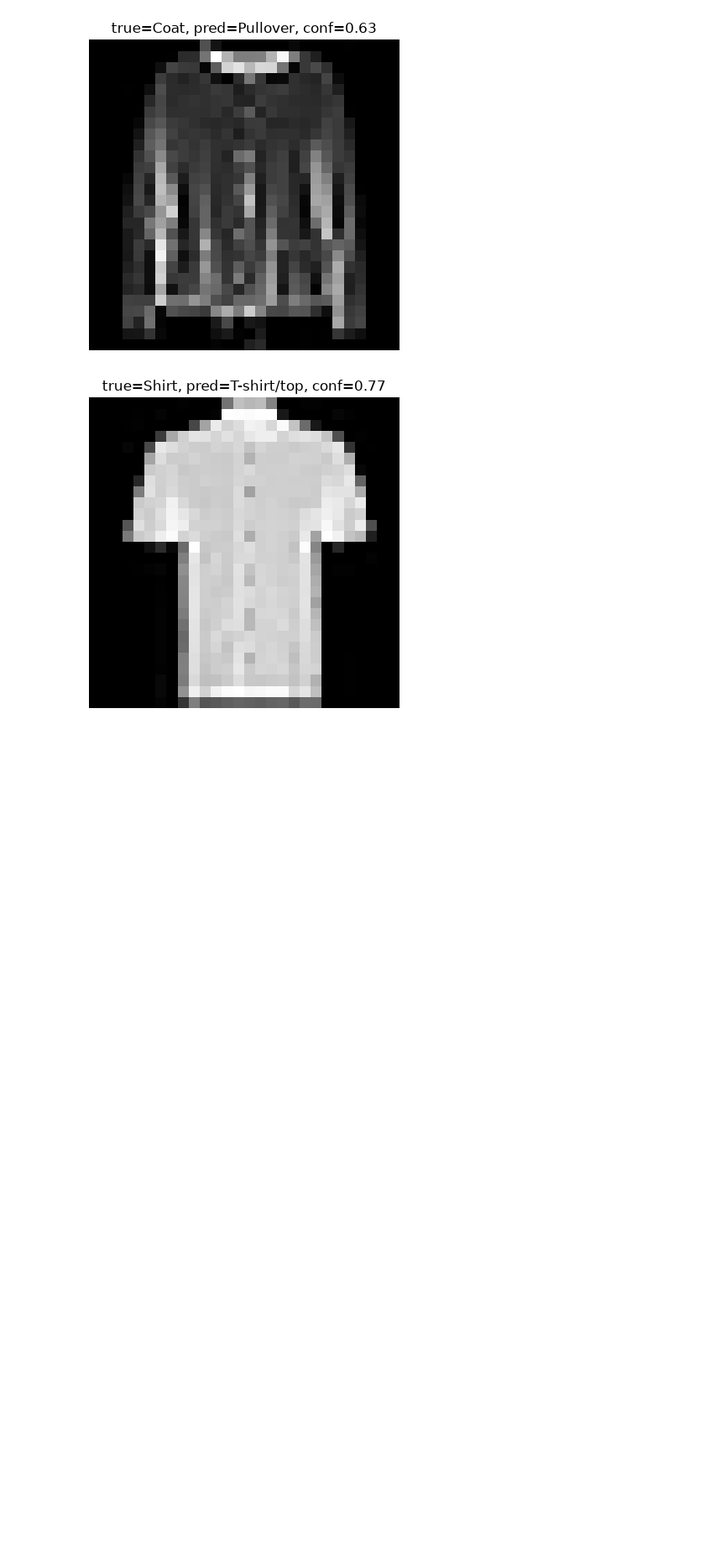
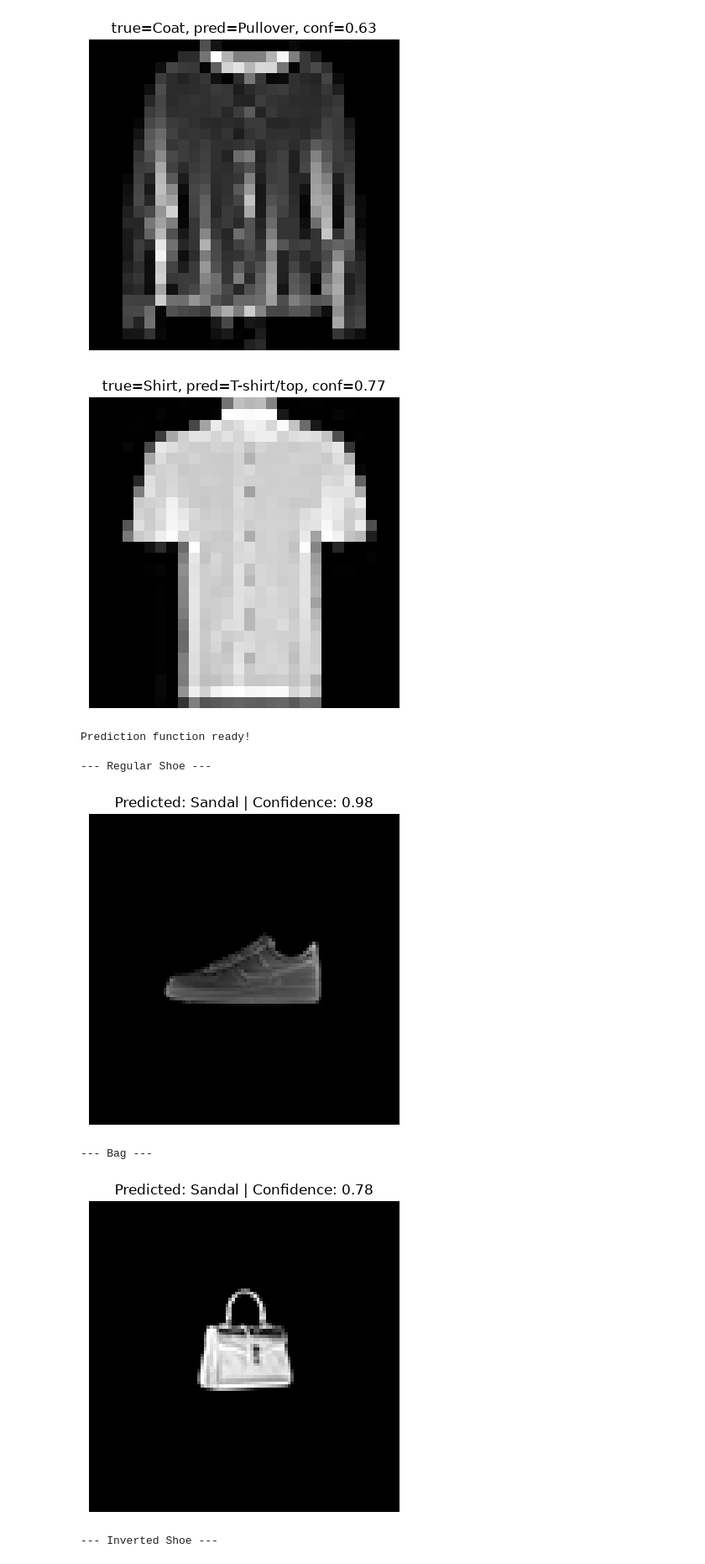
Before and after one commit to Aphilox/ICD311_NeuralNetworks_lab, a Jupyter notebook: notebooks/04_improved_fashion_mnist_15_epoch.ipynb, the cells around one changed output. Shown at 84% size. Drawn from its saved outputs; the diff is of its cells as text; code cells hidden in the pictures; blank space fills up the shorter version.

Commit message:
docs:; add ral world color image failure analysis

```diff
--- a/notebooks/04_improved_fashion_mnist_15_epoch.ipynb
+++ b/notebooks/04_improved_fashion_mnist_15_epoch.ipynb
@@ -164,3 +160,61 @@ Incorrect predictions:
 [figure]
 [figure]
 [figure]
+# %%
+import matplotlib.pyplot as plt
+from PIL import Image
+from torchvision import transforms
+
+# 1. The Preprocessing Pipeline
+custom_transform = transforms.Compose([
+    transforms.Grayscale(num_output_channels=1), # Convert to black & white
+    transforms.Resize((28, 28)),                 # Shrink to 28x28 pixels
+    transforms.ToTensor()                        # Convert to a PyTorch tensor
+])
+
+# 2. The Prediction Function
+def predict_custom_image(image_path):
+    # Load the image
+    img = Image.open(image_path).convert("RGB")
+
+    # Preprocess the image
+    img_tensor = custom_transform(img)
+
+    # Add batch dimension: [1, 28, 28] -> [1, 1, 28, 28]
+    img_tensor = img_tensor.unsqueeze(0).to(device)
+
+    # Predict
+    model.eval()
+    with torch.no_grad():
+        logits = model(img_tensor)
+        probs = torch.softmax(logits, dim=1)
+        pred_idx = logits.argmax(dim=1).item()
+        confidence = probs.max().item()
+
+    # Display the result
+    plt.imshow(img, cmap="gray")
+    plt.title(f"Predicted: {class_names[pred_idx]} | Confidence: {confidence:.2f}")
+    plt.axis("off")
+    plt.show()
+
+print("Prediction function ready!")
+# %% [output]
+Prediction function ready!
+# %%
+# Test the regular shoe image
+print("--- Regular Shoe ---")
+predict_custom_image("shoe.jpg")
+
+# Test the bag image
+print("\n--- Bag ---")
+predict_custom_image("bag.jpg")
+
+# Test your inverted black/white shoe
+print("\n--- Inverted Shoe ---")
+predict_custom_image("test_shoe.jpg")
+# %% [output]
+--- Regular Shoe ---
+[figure, added]
+--- Bag ---
+[figure, added]
+--- Inverted Shoe ---
```
Also changed, not shown: parts of 3 cells of this notebook, 10 other files.
